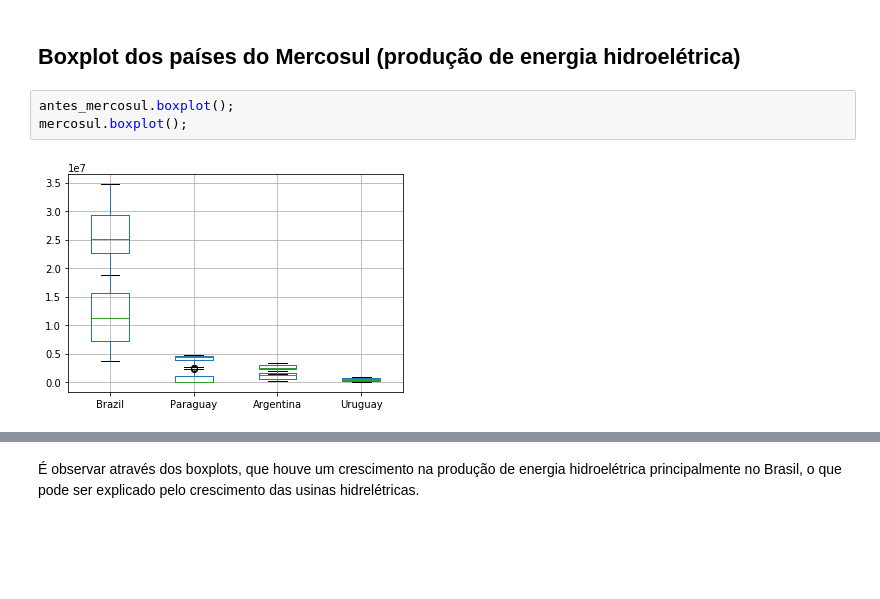
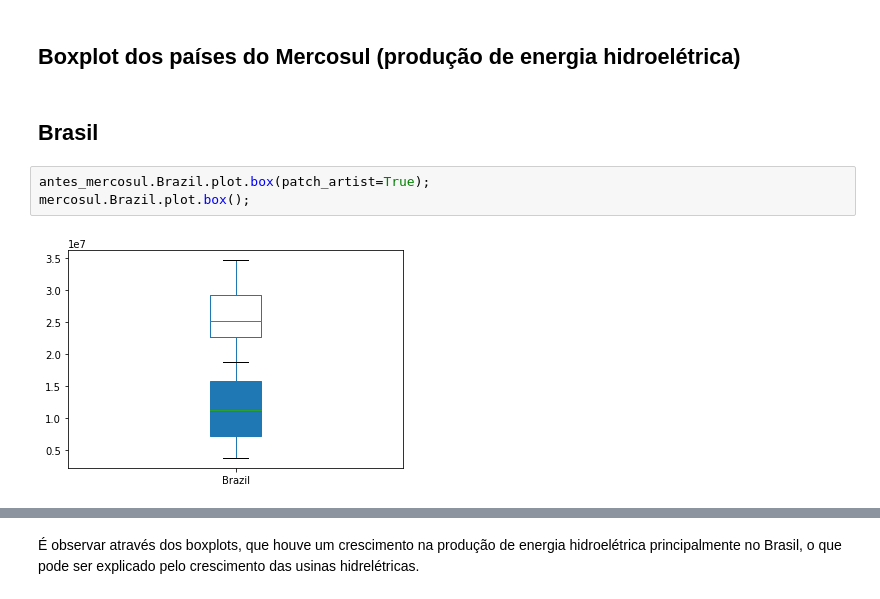
Before and after one commit to pbcarani/Projeto-1-Data-Science, a Jupyter notebook: P1.ipynb, the cells around one changed output, grey strips where cells are left out. Saved outputs shown, nothing was run; the diff lists cells and outputs as text; blank space fills up the shorter version.

```diff
--- a/P1.ipynb
+++ b/P1.ipynb
@@ -95,8 +95,10 @@ mercosul_energy_gdp
 | 2010 | 34700000.0 | 4650000.0 | 2890000.0 | 745000.0 | 14500 | 7290 | ... |
 # %% [markdown]
 ## Boxplot dos países do Mercosul (produção de energia hidroelétrica)
-# %%
-antes_mercosul.boxplot();
-mercosul.boxplot();
-# %% [output]
-[figure, removed]
+# %% [markdown]
+## Brasil
+# %%
+antes_mercosul.Brazil.plot.box(patch_artist=True);
+mercosul.Brazil.plot.box();
+# %% [output]
+[figure, added]
```
Also changed, not shown: parts of 9 cells of this notebook.
